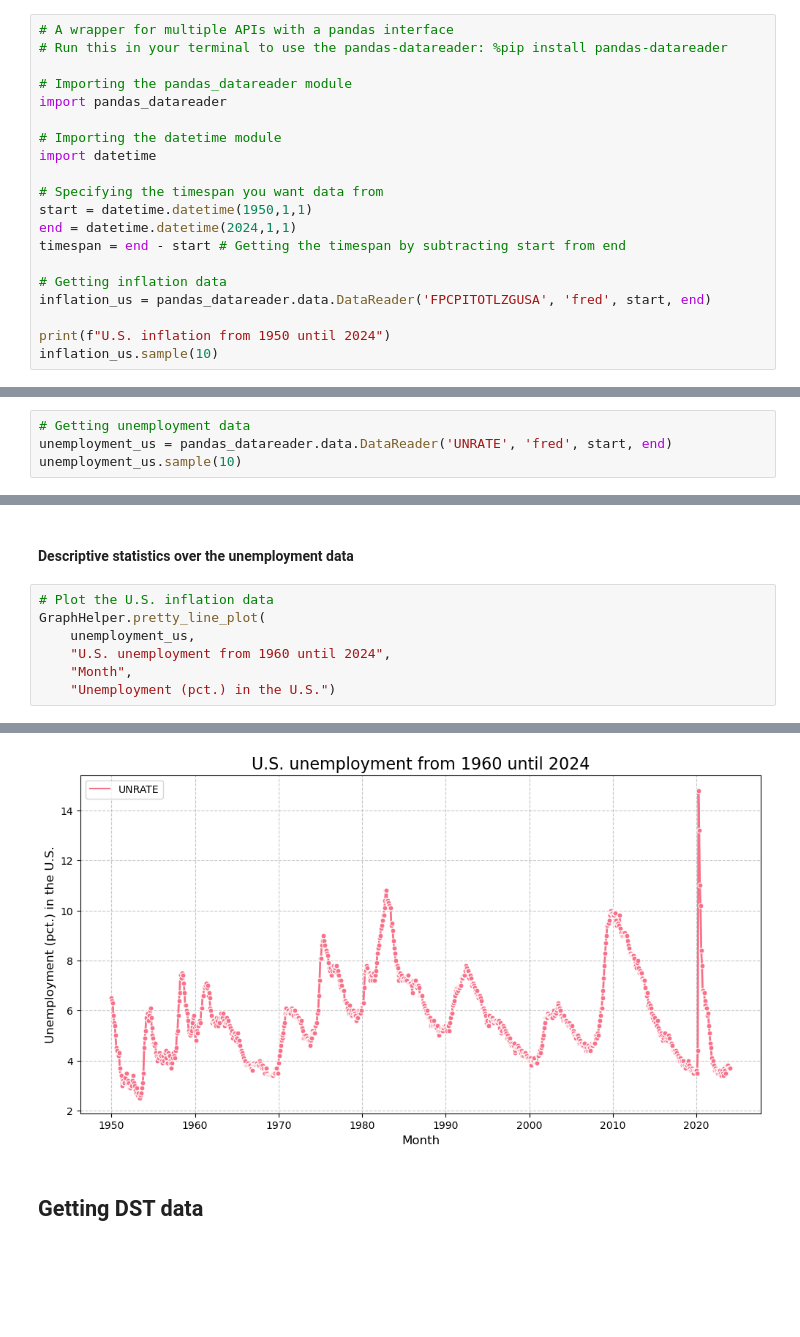
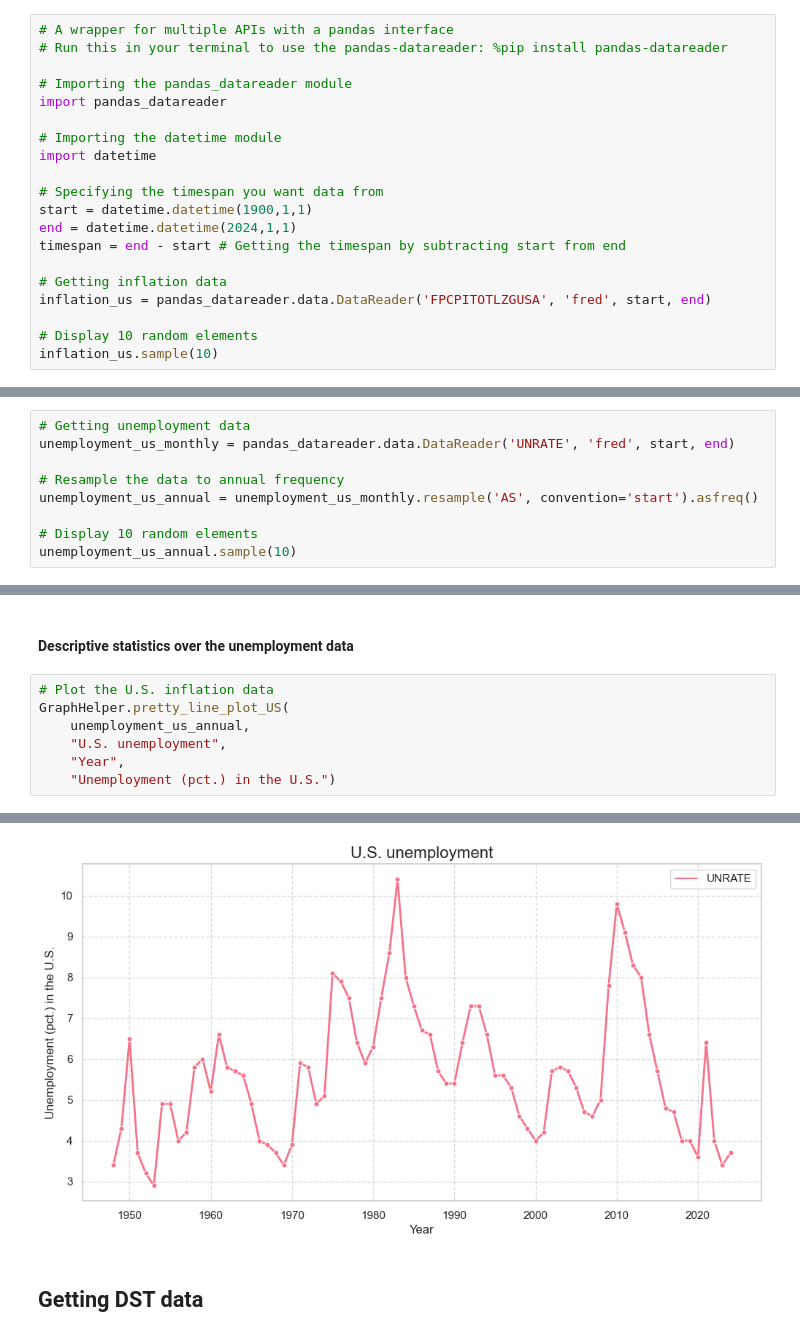
Before and after one commit to sgv491/projects-2024-Bertil-Nikoline-Victor, a Jupyter notebook: dataproject/dataproject.ipynb, the cells around one changed output, grey strips where cells are left out. Drawn from its saved outputs; the diff is of its cells as text; blank space fills up the shorter version.

```diff
--- a/dataproject/dataproject.ipynb
+++ b/dataproject/dataproject.ipynb
@@ -33,13 +36,13 @@ import pandas_datareader
 import datetime
 
 # Specifying the timespan you want data from
-start = datetime.datetime(1950,1,1)
+start = datetime.datetime(1900,1,1)
 end = datetime.datetime(2024,1,1)
 timespan = end - start # Getting the timespan by subtracting start from end
 
 # Getting inflation data
 inflation_us = pandas_datareader.data.DataReader('FPCPITOTLZGUSA', 'fred', start, end)
 
-print(f"U.S. inflation from 1950 until 2024")
+# Display 10 random elements
 inflation_us.sample(10)
 # %% [output]
@@ -79,8 +81,13 @@ GraphHelper.pretty_line_plot(
 ### Unemployment
 # %%
 # Getting unemployment data
-unemployment_us = pandas_datareader.data.DataReader('UNRATE', 'fred', start, end)
-unemployment_us.sample(10)
+unemployment_us_monthly = pandas_datareader.data.DataReader('UNRATE', 'fred', start, end)
+
+# Resample the data to annual frequency
+unemployment_us_annual = unemployment_us_monthly.resample('AS', convention='start').asfreq()
+
+# Display 10 random elements
+unemployment_us_annual.sample(10)
 # %% [output]
 |  | UNRATE |
 | DATE |  |
@@ -98,9 +105,9 @@ unemployment_us.sample(10)
 #### Descriptive statistics over the unemployment data
 # %%
 # Plot the U.S. inflation data
-GraphHelper.pretty_line_plot(
-    unemployment_us,
-    "U.S. unemployment from 1960 until 2024",
-    "Month",
+GraphHelper.pretty_line_plot_US(
+    unemployment_us_annual,
+    "U.S. unemployment",
+    "Year",
     "Unemployment (pct.) in the U.S.")
 # %% [output]
@@ -108,4 +115,4 @@ GraphHelper.pretty_line_plot(
-[figure, old version]
+[figure, new version]
 # %% [markdown]
 ## Getting DST data
 # %% [markdown]
```
Also changed, not shown: parts of 14 cells of this notebook, 1 other file.
